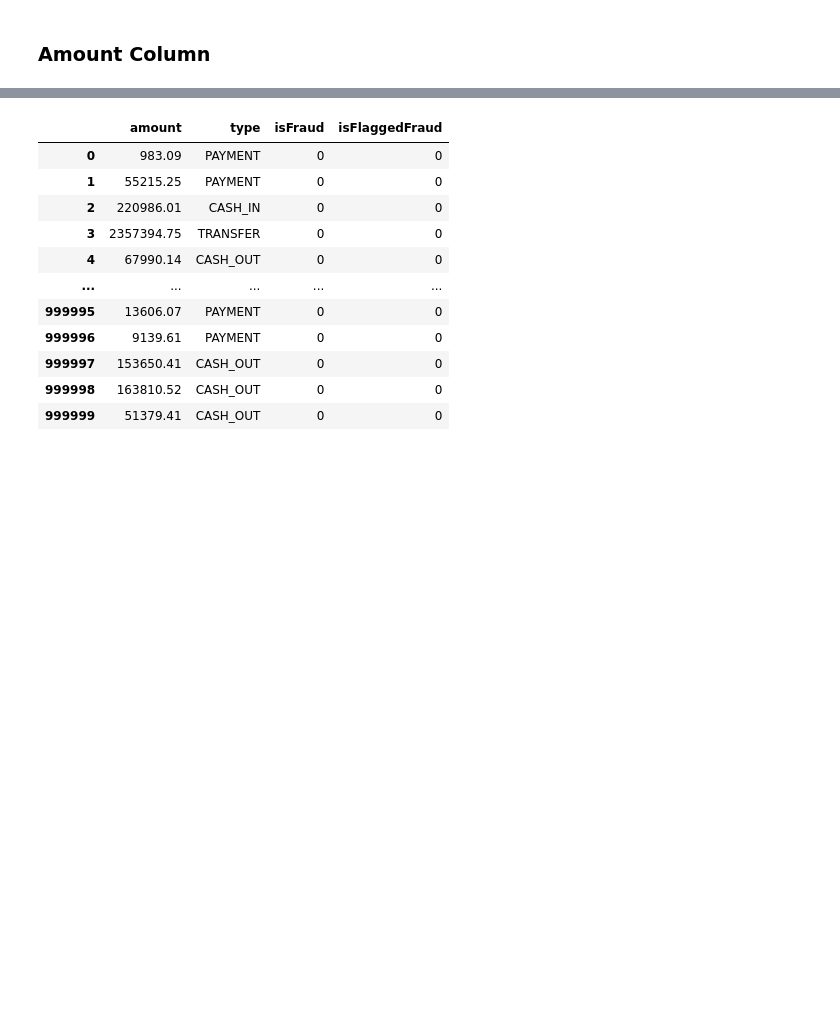
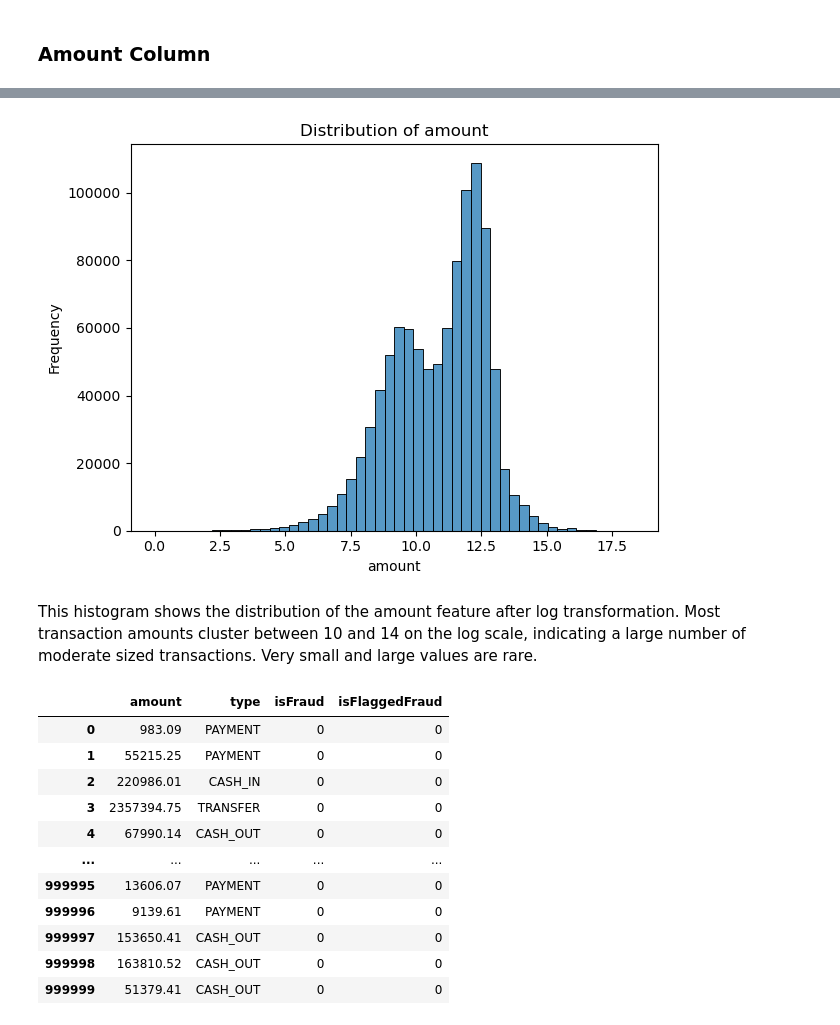
Before and after one commit to lubnaasmi/Financial-Fraud-Detection-, a Jupyter notebook: notebooks/eda.ipynb, the cells around one changed output, grey strips where cells are left out. Saved outputs shown, nothing was run; the diff lists cells and outputs as text; code cells hidden in the pictures; blank space fills up the shorter version.

```diff
--- a/notebooks/eda.ipynb
+++ b/notebooks/eda.ipynb
@@ -158,3 +174,15 @@ Among all transaction types, CASH_OUT and TRANSFER are responsible for all 1,297
+# %%
+# use a log scale on x-axis
+sns.histplot(np.log1p(transactions['amount']), bins=50)
+plt.title('Distribution of amount')
+plt.xlabel('amount')
+plt.ylabel('Frequency')
+plt.tight_layout()
+plt.show()
+# %% [output]
+[figure, added]
+# %% [markdown]
+This histogram shows the distribution of the amount feature after log transformation. Most transaction amounts cluster between 10 and 14 on the log scale, indicating a large number of moderate sized transactions. Very small and large values are rare.
 # %%
 # Analysing amount column vs ('type',isFraud','isFlaggedFraud')
 df2 = transactions[['amount','type','isFraud','isFlaggedFraud']]
```
Also changed, not shown: parts of 12 cells of this notebook, 2 other files.
